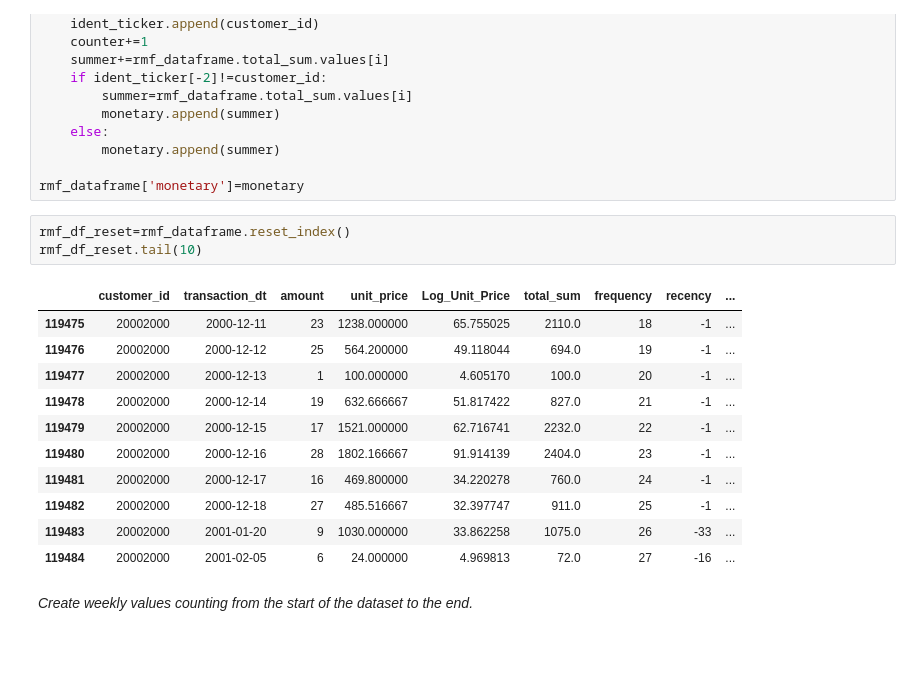
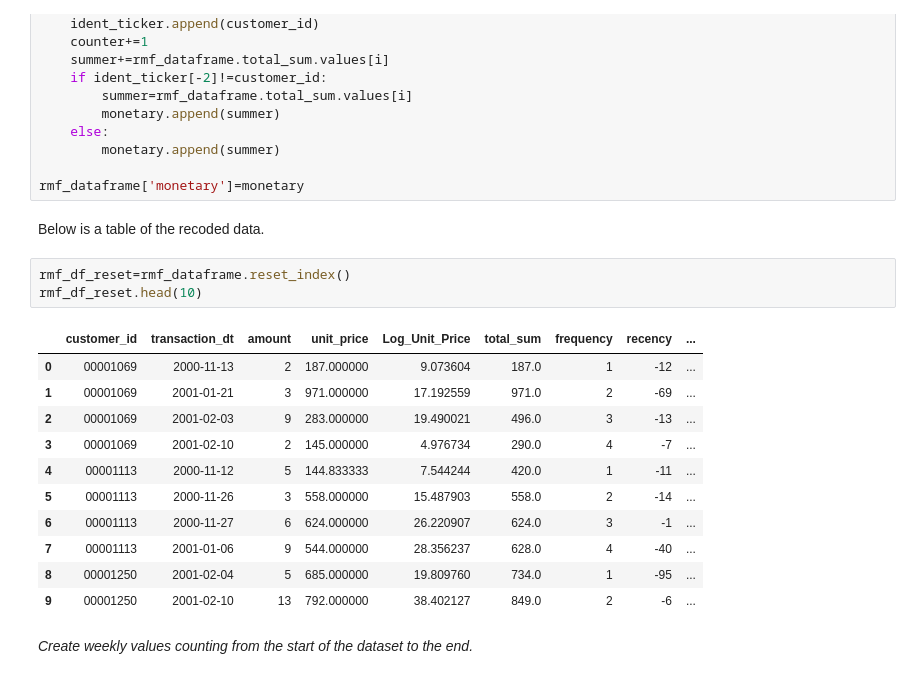
Before and after one commit to pmleffers/Customer_Behavior_Prediction, a Jupyter notebook: Customer_Behavior_Prediction_Model.ipynb, the cells around one changed output. Saved outputs shown, nothing was run; the diff lists cells and outputs as text; blank space fills up the shorter version.

```diff
--- a/Customer_Behavior_Prediction_Model.ipynb
+++ b/Customer_Behavior_Prediction_Model.ipynb
@@ -253,21 +259,23 @@ for i in range(len(rmf_dataframe.index)):
         monetary.append(summer)
 
 rmf_dataframe['monetary']=monetary
+# %% [markdown]
+Below is a table of the recoded data.
 # %%
 rmf_df_reset=rmf_dataframe.reset_index()
-rmf_df_reset.tail(10)
+rmf_df_reset.head(10)
 # %% [output]
 |  | customer_id | transaction_dt | amount | unit_price | Log_Unit_Price | total_sum | frequency | recency | ... |
-| 119475 | 20002000 | 2000-12-11 | 23 | 1238.000000 | 65.755025 | 2110.0 | 18 | -1 | ... |
-| 119476 | 20002000 | 2000-12-12 | 25 | 564.200000 | 49.118044 | 694.0 | 19 | -1 | ... |
-| 119477 | 20002000 | 2000-12-13 | 1 | 100.000000 | 4.605170 | 100.0 | 20 | -1 | ... |
-| 119478 | 20002000 | 2000-12-14 | 19 | 632.666667 | 51.817422 | 827.0 | 21 | -1 | ... |
-| 119479 | 20002000 | 2000-12-15 | 17 | 1521.000000 | 62.716741 | 2232.0 | 22 | -1 | ... |
-| 119480 | 20002000 | 2000-12-16 | 28 | 1802.166667 | 91.914139 | 2404.0 | 23 | -1 | ... |
-| 119481 | 20002000 | 2000-12-17 | 16 | 469.800000 | 34.220278 | 760.0 | 24 | -1 | ... |
-| 119482 | 20002000 | 2000-12-18 | 27 | 485.516667 | 32.397747 | 911.0 | 25 | -1 | ... |
-| 119483 | 20002000 | 2001-01-20 | 9 | 1030.000000 | 33.862258 | 1075.0 | 26 | -33 | ... |
-| 119484 | 20002000 | 2001-02-05 | 6 | 24.000000 | 4.969813 | 72.0 | 27 | -16 | ... |
+| 0 | 00001069 | 2000-11-13 | 2 | 187.000000 | 9.073604 | 187.0 | 1 | -12 | ... |
+| 1 | 00001069 | 2001-01-21 | 3 | 971.000000 | 17.192559 | 971.0 | 2 | -69 | ... |
+| 2 | 00001069 | 2001-02-03 | 9 | 283.000000 | 19.490021 | 496.0 | 3 | -13 | ... |
+| 3 | 00001069 | 2001-02-10 | 2 | 145.000000 | 4.976734 | 290.0 | 4 | -7 | ... |
+| 4 | 00001113 | 2000-11-12 | 5 | 144.833333 | 7.544244 | 420.0 | 1 | -11 | ... |
+| 5 | 00001113 | 2000-11-26 | 3 | 558.000000 | 15.487903 | 558.0 | 2 | -14 | ... |
+| 6 | 00001113 | 2000-11-27 | 6 | 624.000000 | 26.220907 | 624.0 | 3 | -1 | ... |
+| 7 | 00001113 | 2001-01-06 | 9 | 544.000000 | 28.356237 | 628.0 | 4 | -40 | ... |
+| 8 | 00001250 | 2001-02-04 | 5 | 685.000000 | 19.809760 | 734.0 | 1 | -95 | ... |
+| 9 | 00001250 | 2001-02-10 | 13 | 792.000000 | 38.402127 | 849.0 | 2 | -6 | ... |
 # %% [markdown]
 *Create weekly values counting from the start of the dataset to the end.*
 # %%
```
Also changed, not shown: parts of 5 cells of this notebook.
